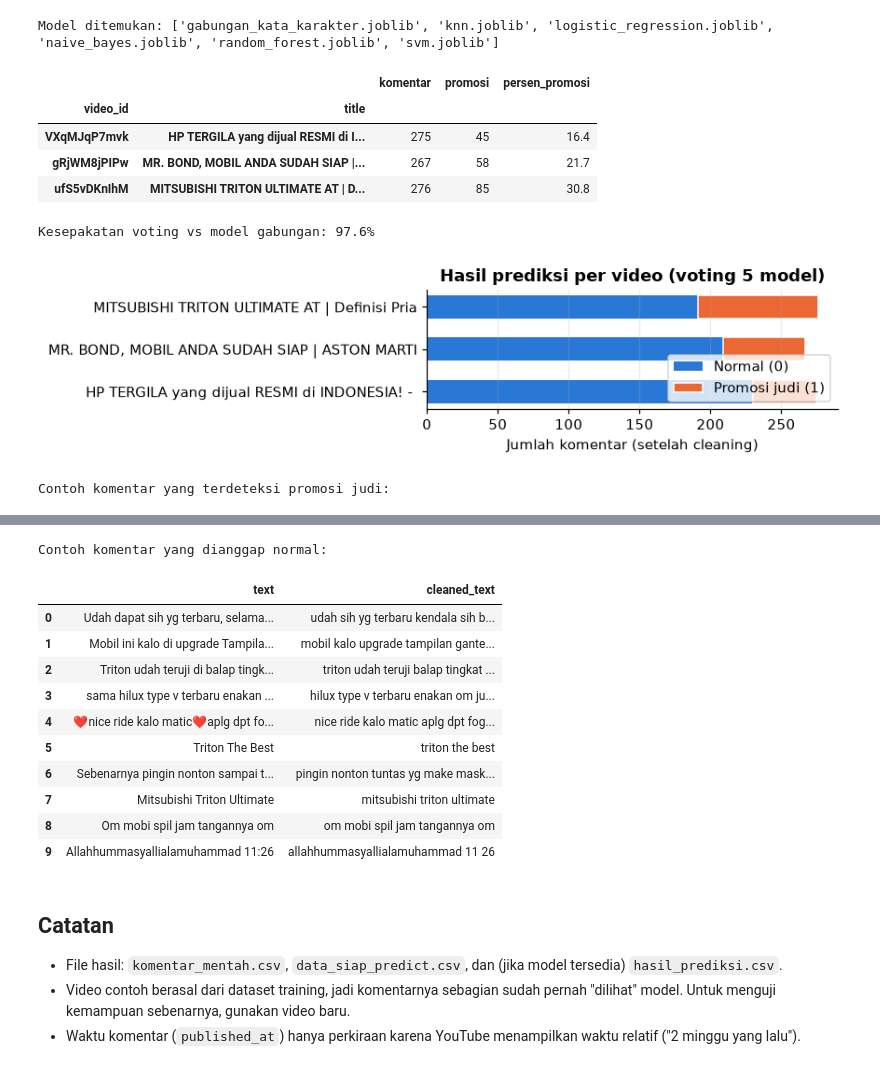
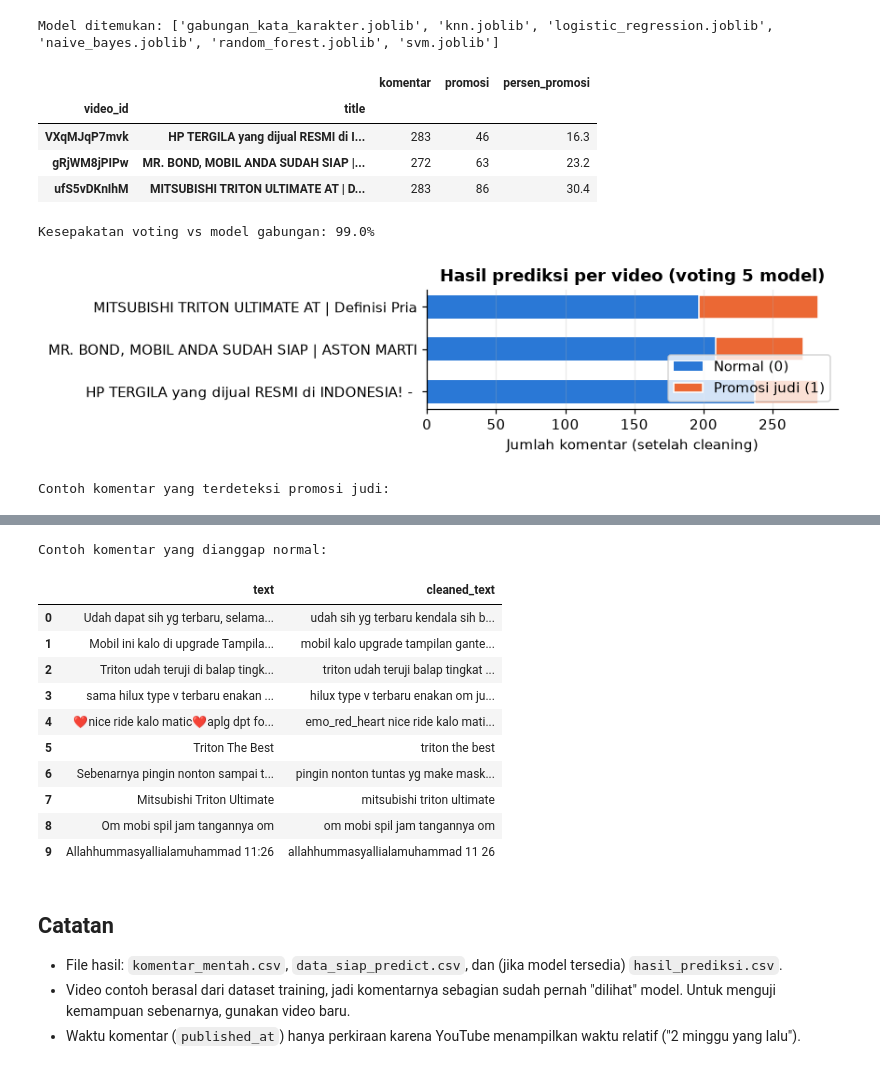
Before and after one commit to itsnatt/Online-Gamblig-Skripsie, a Jupyter notebook: notebooks/01_scraping_eda_cleaning.ipynb, the cells around one changed output, grey strips where cells are left out. Saved outputs shown, nothing was run; the diff lists cells and outputs as text; code cells hidden in the pictures.

```diff
--- a/notebooks/01_scraping_eda_cleaning.ipynb
+++ b/notebooks/01_scraping_eda_cleaning.ipynb
@@ -407,0 +592,11 @@ df[["text", "cleaned_text"]].sample(8, random_state=1)
+# %%
+sisa = Counter(c for s in df["sisa_non_ascii"] for c in s)
+if sisa:
+    display(pd.DataFrame([(c, f"U+{ord(c):04X}", unicodedata.name(c, "?"), unicodedata.category(c), n)
+                          for c, n in sisa.most_common(20)],
+                         columns=["karakter", "kode", "nama Unicode", "kategori", "jumlah"]))
+else:
+    print("Semua karakter non-ASCII berhasil dipetakan.")
+
+emo = Counter(t for s in df["cleaned_text"] for t in s.split() if t.startswith("emo_"))
+print("Token emoji terbanyak:", ", ".join(f"{k} ({v})" for k, v in emo.most_common(10)))
@@ -423,8 +623,8 @@ if MAX_KARAKTER:
     df = df[df["clean_len"] <= MAX_KARAKTER]
     funnel[f"Panjang <= {MAX_KARAKTER}"] = len(df)
 
-df["n_duplikat"] = df.groupby("cleaned_text")["cleaned_text"].transform("size")
-df = df.drop_duplicates(subset=["cleaned_text"], keep="first")
+df["n_duplikat"] = df.groupby(["cleaned_text", "sinyal"])["cleaned_text"].transform("size")
+df = df.drop_duplicates(subset=["cleaned_text", "sinyal"], keep="first")
 funnel["Setelah deduplikasi"] = len(df)
 
 funnel = pd.Series(funnel)
@@ -442,8 +642,8 @@ plt.show()
 # %% [markdown]
 ## 6. EDA setelah cleaning
 # %%
-kata = Counter(" ".join(df["text_plain"]).split()).most_common(20)
-token_brand = Counter(t for s in df["text_plain"] for t in s.split() if re.fullmatch(r"[a-z]+\d{2,}", t)).most_common(10)
+kata = Counter(t for t in " ".join(df["cleaned_text"]).split() if not t.startswith("xxscript")).most_common(20)
+token_brand = Counter(t for s in df["cleaned_text"] for t in s.split() if re.fullmatch(r"[a-z]+\d{2,}", t)).most_common(10)
 
 fig, axes = plt.subplots(1, 2, figsize=(12, 5))
 k, f = zip(*kata)
@@ -520,14 +720,15 @@ print("Model ditemukan:" if ADA_MODEL else "Model belum ada - jalankan notebook
 Model ditemukan: ['gabungan_kata_karakter.joblib', 'knn.joblib', 'logistic_regression.joblib', 'naive_bayes.joblib', 'random_forest.joblib', 'svm.joblib']
 # %%
 if ADA_MODEL:
-    data = pd.read_csv("data_siap_predict.csv").fillna({"cleaned_text": "", "text_min": ""})
+    data = pd.read_csv("data_siap_predict.csv").fillna({"cleaned_text": "", "sinyal": "", "text_min": ""})
+    X = data.rename(columns={"cleaned_text": "text_clean"})[["text_clean", "sinyal", "text_min"]]
     for n in NAMA_MODEL:
-        data[n] = joblib.load(f"models/{n}.joblib").predict(data["cleaned_text"])
+        data[n] = joblib.load(f"models/{n}.joblib").predict(X)
     data["voting_5_model"] = (data[NAMA_MODEL].mean(axis=1) >= 0.5).astype(int)
 
     if os.path.exists("models/gabungan_kata_karakter.joblib"):
         gab = joblib.load("models/gabungan_kata_karakter.joblib")
-        data["gabungan"] = gab.predict(data.rename(columns={"cleaned_text": "text_clean"})[["text_clean", "text_min"]])
+        data["gabungan"] = gab.predict(X)
 
     data["is_gambling_promo"] = data["voting_5_model"].astype(bool)
     data.to_csv("hasil_prediksi.csv", index=False)
@@ -541,29 +742,29 @@ if ADA_MODEL:
 # %% [output]
 |  |  | komentar | promosi | persen_promosi |
 | video_id | title |  |  |  |
-| VXqMJqP7mvk | HP TERGILA yang dijual RESMI di I... | 275 | 45 | 16.4 |
-| gRjWM8jPIPw | MR. BOND, MOBIL ANDA SUDAH SIAP |... | 267 | 58 | 21.7 |
-| ufS5vDKnIhM | MITSUBISHI TRITON ULTIMATE AT | D... | 276 | 85 | 30.8 |
+| VXqMJqP7mvk | HP TERGILA yang dijual RESMI di I... | 283 | 46 | 16.3 |
+| gRjWM8jPIPw | MR. BOND, MOBIL ANDA SUDAH SIAP |... | 272 | 63 | 23.2 |
+| ufS5vDKnIhM | MITSUBISHI TRITON ULTIMATE AT | D... | 283 | 86 | 30.4 |
-Kesepakatan voting vs model gabungan: 97.6%
+Kesepakatan voting vs model gabungan: 99.0%
 # %%
 if ADA_MODEL:
     fig, ax = plt.subplots(figsize=(8, 0.6 + 0.5 * len(ringkasan)))
     label_video = [str(t)[:45] for t in ringkasan.index.get_level_values("title")]
     normal = ringkasan["komentar"] - ringkasan["promosi"]
     ax.barh(label_video, normal, color=WARNA_LABEL[0], height=0.55, label=NAMA_LABEL[0])
     ax.barh(label_video, ringkasan["promosi"], left=normal, color=WARNA_LABEL[1], height=0.55,
             label=NAMA_LABEL[1], edgecolor="white", linewidth=1)
     ax.set_xlabel("Jumlah komentar (setelah cleaning)")
     ax.set_title("Hasil prediksi per video (voting 5 model)")
     ax.legend(loc="lower right")
     ax.grid(axis="y", visible=False)
     plt.tight_layout()
     plt.show()
 
     print("Contoh komentar yang terdeteksi promosi judi:")
-    display(data.loc[data["is_gambling_promo"], ["text", "cleaned_text", "n_duplikat"] + NAMA_MODEL].head(15))
+    display(data.loc[data["is_gambling_promo"], ["text", "cleaned_text", "sinyal", "n_duplikat"] + NAMA_MODEL].head(15))
     print("Contoh komentar yang dianggap normal:")
     display(data.loc[~data["is_gambling_promo"], ["text", "cleaned_text"]].head(10))
 # %% [output]
-[figure, old version]
+[figure, new version]
 Contoh komentar yang terdeteksi promosi judi:
@@ -589,7 +790,7 @@ Contoh komentar yang dianggap normal:
 | 1 | Mobil ini kalo di upgrade Tampila... | mobil kalo upgrade tampilan gante... |
 | 2 | Triton udah teruji di balap tingk... | triton udah teruji balap tingkat ... |
 | 3 | sama hilux type v terbaru enakan ... | hilux type v terbaru enakan om ju... |
-| 4 | ❤nice ride kalo matic❤aplg dpt fo... | nice ride kalo matic aplg dpt fog... |
+| 4 | ❤nice ride kalo matic❤aplg dpt fo... | emo_red_heart nice ride kalo mati... |
 | 5 | Triton The Best | triton the best |
 | 6 | Sebenarnya pingin nonton sampai t... | pingin nonton tuntas yg make mask... |
 | 7 | Mitsubishi Triton Ultimate | mitsubishi triton ultimate |
```
Also changed, not shown: parts of 19 cells of this notebook, 16 other files.
